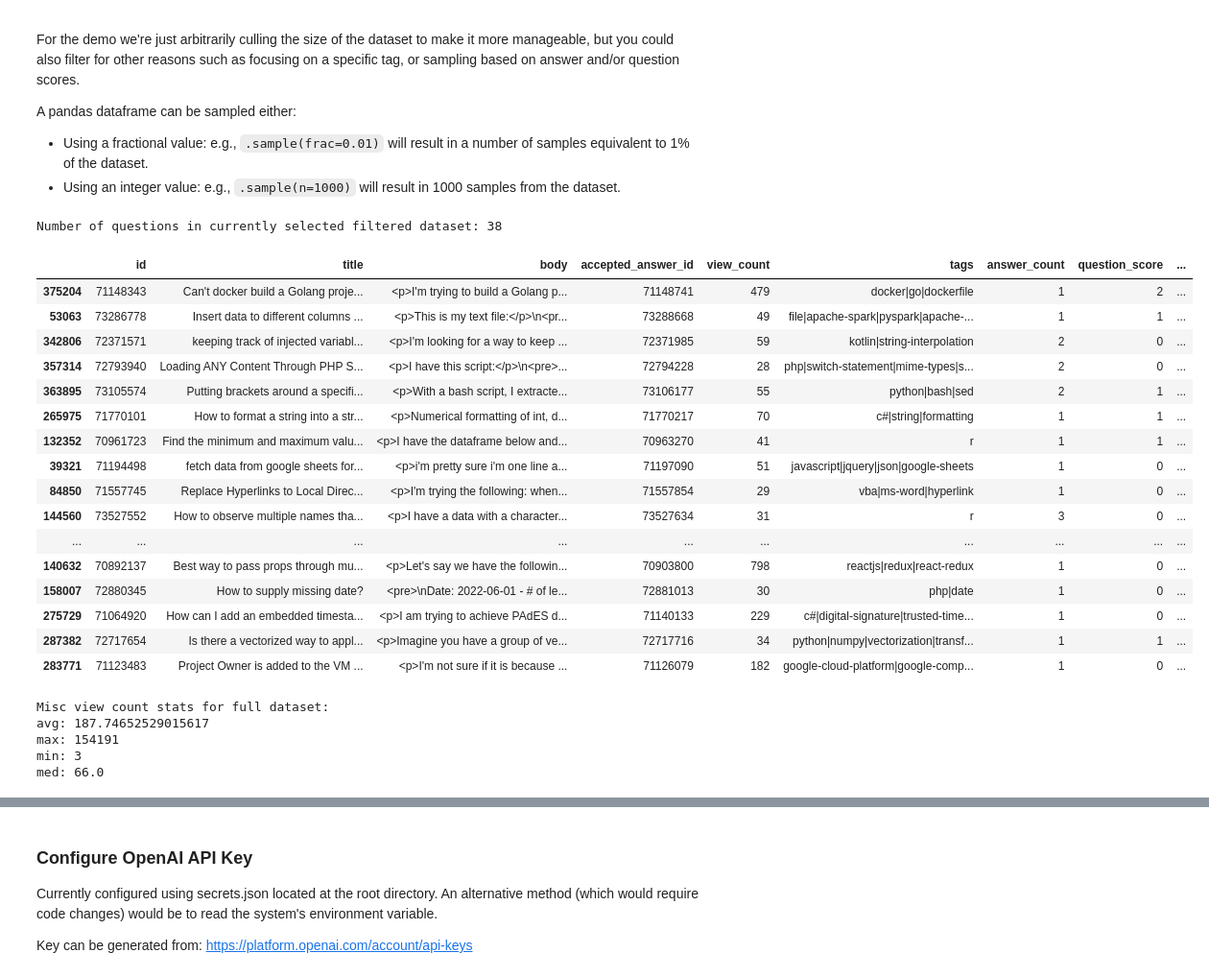
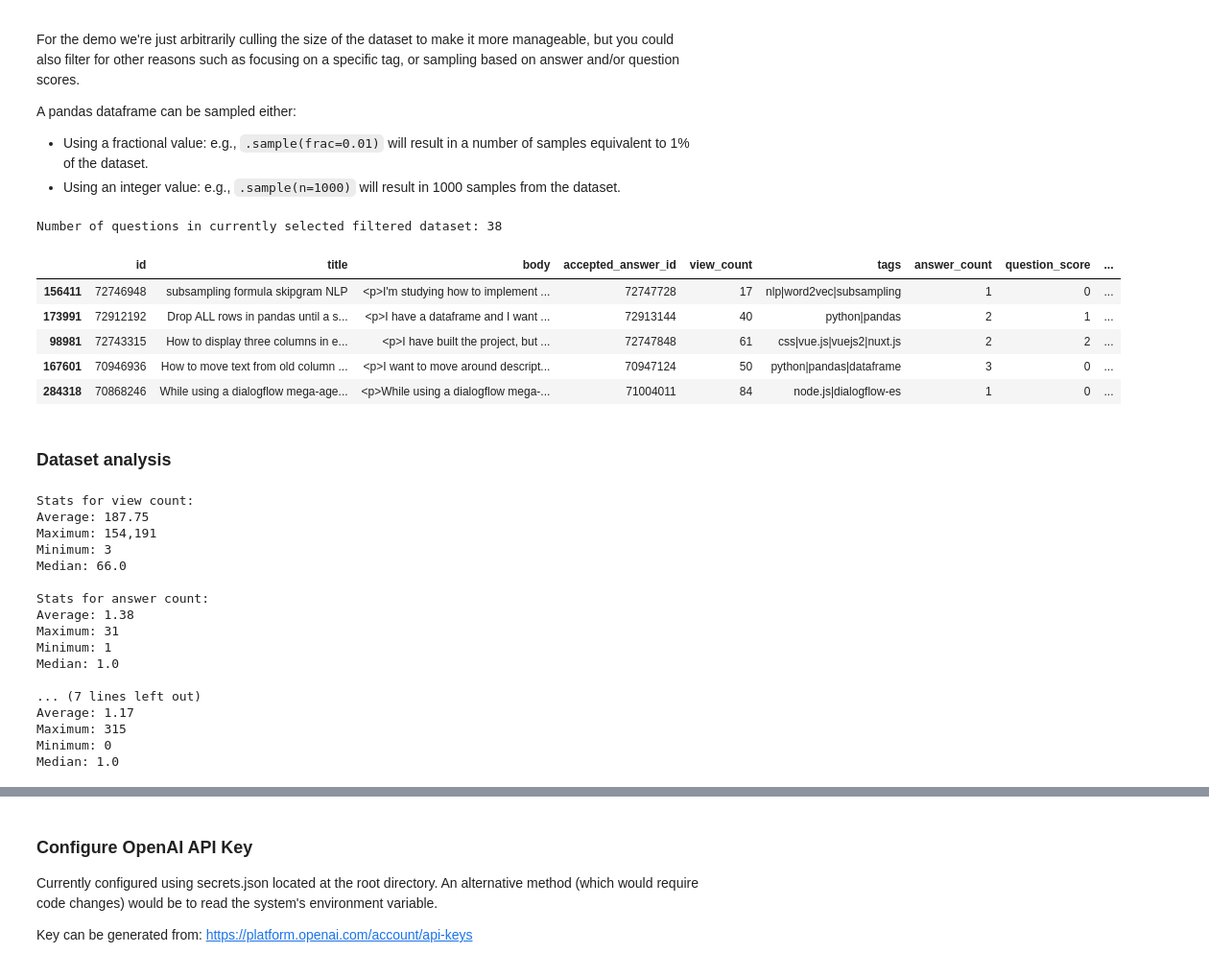
Before and after one commit to MHLoppy/A2I2-T2-2023, a Jupyter notebook: intern-t2-2023.ipynb, the cells around one changed output, grey strips where cells are left out. Shown at 96% size. Drawn from its saved outputs; the diff is of its cells as text; code cells hidden in the pictures.

Commit message:
Add dataset analysis and some code cleanup

```diff
--- a/intern-t2-2023.ipynb
+++ b/intern-t2-2023.ipynb
@@ -132,52 +133,22 @@ A pandas dataframe can be sampled either:
 # %%
 # randomly sample dataset
 fd_tiny = results.sample(frac=0.0001)       # used for testing / demo (intentionally small)
 fd_1k   = results.sample(n=1000)            # used if/when verifying tests on a larger sample
 fd_10k  = results.sample(n=10000)           # used if/when verifying tests on an even larger sample
 
 # convenience: alias the filtered data so we can change it easily for later code
 wd = fd_tiny
 
 # dump info about the filtered result
 print("Number of questions in currently selected filtered dataset:", len(wd))
-wd
+wd.head()
 # %% [output]
 Number of questions in currently selected filtered dataset: 38
 |  | id | title | body | accepted_answer_id | view_count | tags | answer_count | question_score | ... |
-| 375204 | 71148343 | Can't docker build a Golang proje... | <p>I'm trying to build a Golang p... | 71148741 | 479 | docker|go|dockerfile | 1 | 2 | ... |
-| 53063 | 73286778 | Insert data to different columns ... | <p>This is my text file:</p>\n<pr... | 73288668 | 49 | file|apache-spark|pyspark|apache-... | 1 | 1 | ... |
-| 342806 | 72371571 | keeping track of injected variabl... | <p>I'm looking for a way to keep ... | 72371985 | 59 | kotlin|string-interpolation | 2 | 0 | ... |
-| 357314 | 72793940 | Loading ANY Content Through PHP S... | <p>I have this script:</p>\n<pre>... | 72794228 | 28 | php|switch-statement|mime-types|s... | 2 | 0 | ... |
-| 363895 | 73105574 | Putting brackets around a specifi... | <p>With a bash script, I extracte... | 73106177 | 55 | python|bash|sed | 2 | 1 | ... |
-| 265975 | 71770101 | How to format a string into a str... | <p>Numerical formatting of int, d... | 71770217 | 70 | c#|string|formatting | 1 | 1 | ... |
-| 132352 | 70961723 | Find the minimum and maximum valu... | <p>I have the dataframe below and... | 70963270 | 41 | r | 1 | 1 | ... |
-| 39321 | 71194498 | fetch data from google sheets for... | <p>i'm pretty sure i'm one line a... | 71197090 | 51 | javascript|jquery|json|google-sheets | 1 | 0 | ... |
-| 84850 | 71557745 | Replace Hyperlinks to Local Direc... | <p>I'm trying the following: when... | 71557854 | 29 | vba|ms-word|hyperlink | 1 | 0 | ... |
-| 144560 | 73527552 | How to observe multiple names tha... | <p>I have a data with a character... | 73527634 | 31 | r | 3 | 0 | ... |
-| ... | ... | ... | ... | ... | ... | ... | ... | ... | ... |
-| 140632 | 70892137 | Best way to pass props through mu... | <p>Let's say we have the followin... | 70903800 | 798 | reactjs|redux|react-redux | 1 | 0 | ... |
-| 158007 | 72880345 | How to supply missing date? | <pre>\nDate: 2022-06-01 - # of le... | 72881013 | 30 | php|date | 1 | 0 | ... |
-| 275729 | 71064920 | How can I add an embedded timesta... | <p>I am trying to achieve PAdES d... | 71140133 | 229 | c#|digital-signature|trusted-time... | 1 | 0 | ... |
-| 287382 | 72717654 | Is there a vectorized way to appl... | <p>Imagine you have a group of ve... | 72717716 | 34 | python|numpy|vectorization|transf... | 1 | 1 | ... |
-| 283771 | 71123483 | Project Owner is added to the VM ... | <p>I'm not sure if it is because ... | 71126079 | 182 | google-cloud-platform|google-comp... | 1 | 0 | ... |
+| 156411 | 72746948 | subsampling formula skipgram NLP | <p>I'm studying how to implement ... | 72747728 | 17 | nlp|word2vec|subsampling | 1 | 0 | ... |
+| 173991 | 72912192 | Drop ALL rows in pandas until a s... | <p>I have a dataframe and I want ... | 72913144 | 40 | python|pandas | 2 | 1 | ... |
+| 98981 | 72743315 | How to display three columns in e... | <p>I have built the project, but ... | 72747848 | 61 | css|vue.js|vuejs2|nuxt.js | 2 | 2 | ... |
+| 167601 | 70946936 | How to move text from old column ... | <p>I want to move around descript... | 70947124 | 50 | python|pandas|dataframe | 3 | 0 | ... |
+| 284318 | 70868246 | While using a dialogflow mega-age... | <p>While using a dialogflow mega-... | 71004011 | 84 | node.js|dialogflow-es | 1 | 0 | ... |
-# %%
-import numpy as np
-
-# get info about view counts (from entire dataset)
-avg = np.mean(results['view_count'])
-max = np.max(results['view_count'])
-min = np.min(results['view_count'])
-med = np.median(results['view_count'])
-
-# print the extra info
-print("Misc view count stats for full dataset: ")
-print("avg: " + str(avg))
-print("max: " + str(max))
-print("min: " + str(min))
-print("med: " + str(med))
-# %% [output]
-Misc view count stats for full dataset:
-avg: 187.74652529015617
-max: 154191
-min: 3
-med: 66.0
+# %% [markdown]
+### Dataset analysis
@@ -183,0 +173,23 @@ med: 66.0
+# %%
+print_basic_analysis(results['view_count'], "view count")
+print_basic_analysis(results['answer_count'], "answer count")
+print_basic_analysis(results['question_score'], "question score")
+print_basic_analysis(results['answer_score'], "answer score")
+# %% [output]
+Stats for view count:
+Average: 187.75
+Maximum: 154,191
+Minimum: 3
+Median: 66.0
+
+Stats for answer count:
+Average: 1.38
+Maximum: 31
+Minimum: 1
+Median: 1.0
+
+... (7 lines left out)
+Average: 1.17
+Maximum: 315
+Minimum: 0
+Median: 1.0
```
Also changed, not shown: parts of 22 cells of this notebook, 3 other files.
